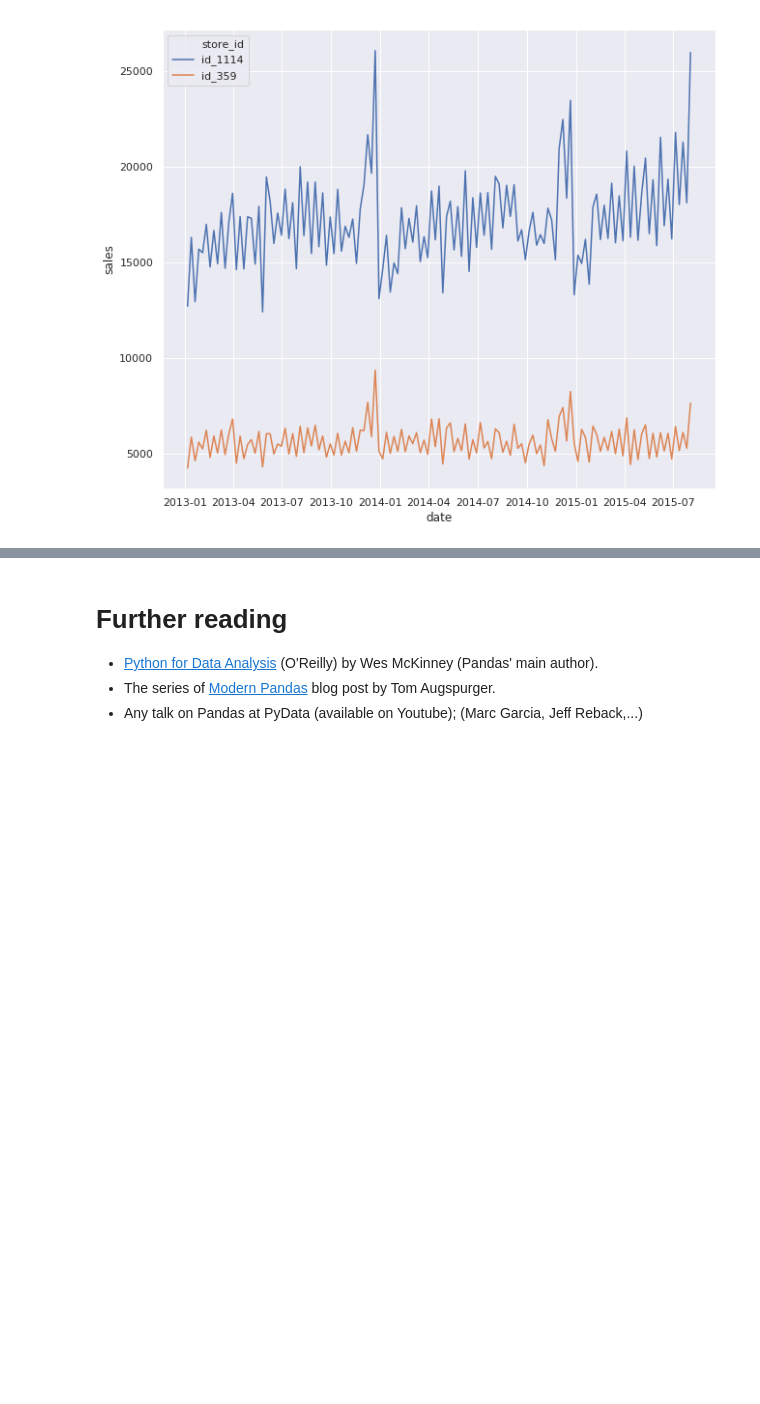
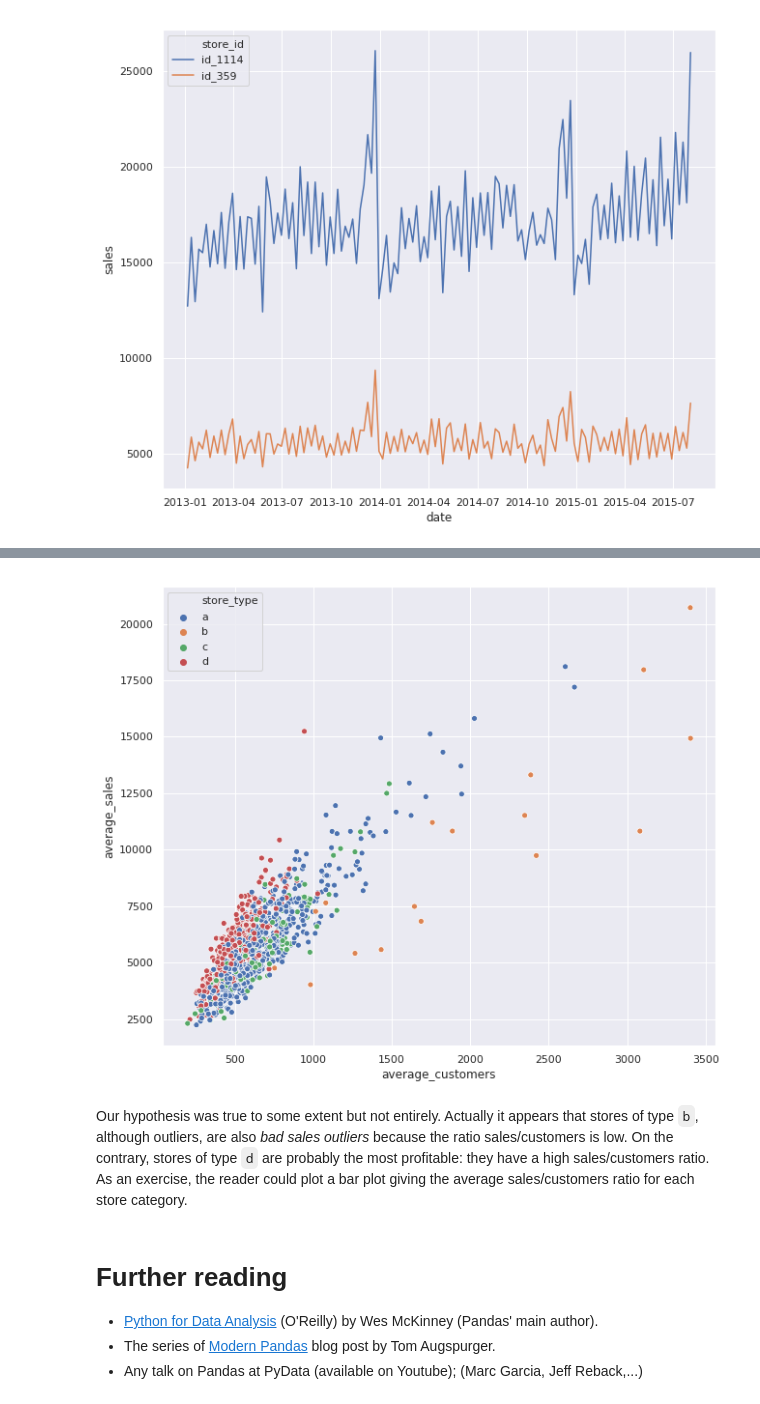
Before and after one commit to RomainSabathe/pandas-introduction, a Jupyter notebook: notebook.ipynb, the cells around one changed output, grey strips where cells are left out. Cells and saved outputs as stored; diff of their text form; code cells hidden in the pictures; blank space fills up the shorter version.

```diff
--- a/notebook.ipynb
+++ b/notebook.ipynb
@@ -709,3 +873,21 @@ Based on only 2 stores, it looks like both of our hypothese apply: it's a mixtur
+# %%
+ax = sns.scatterplot(x='average_customers',
+                y='average_sales',
+                hue='store_type',
+                data=pd.concat([df.groupby('store_id')
+                                  .mean()
+                                  .rename(columns={'customers': 'average_customers',
+                                                   'sales': 'average_sales'})
+                                  .loc[:, ['average_customers', 'average_sales']],
+                                df_stores.set_index('store_id')
+                                         .loc[:, ['store_type']]],
+                              axis=1)
+                        .reset_index())
+# %% [output]
+[figure, added]
+# %% [markdown]
+Our hypothesis was true to some extent but not entirely. Actually it appears that stores of type `b`, although outliers, are also *bad sales outliers* because the ratio sales/customers is low. On the contrary, stores of type `d` are probably the most profitable: they have a high sales/customers ratio.
+As an exercise, the reader could plot a bar plot giving the average sales/customers ratio for each store category.
 # %% [markdown]
 # Further reading
 
```
Also changed, not shown: parts of 16 cells of this notebook.
